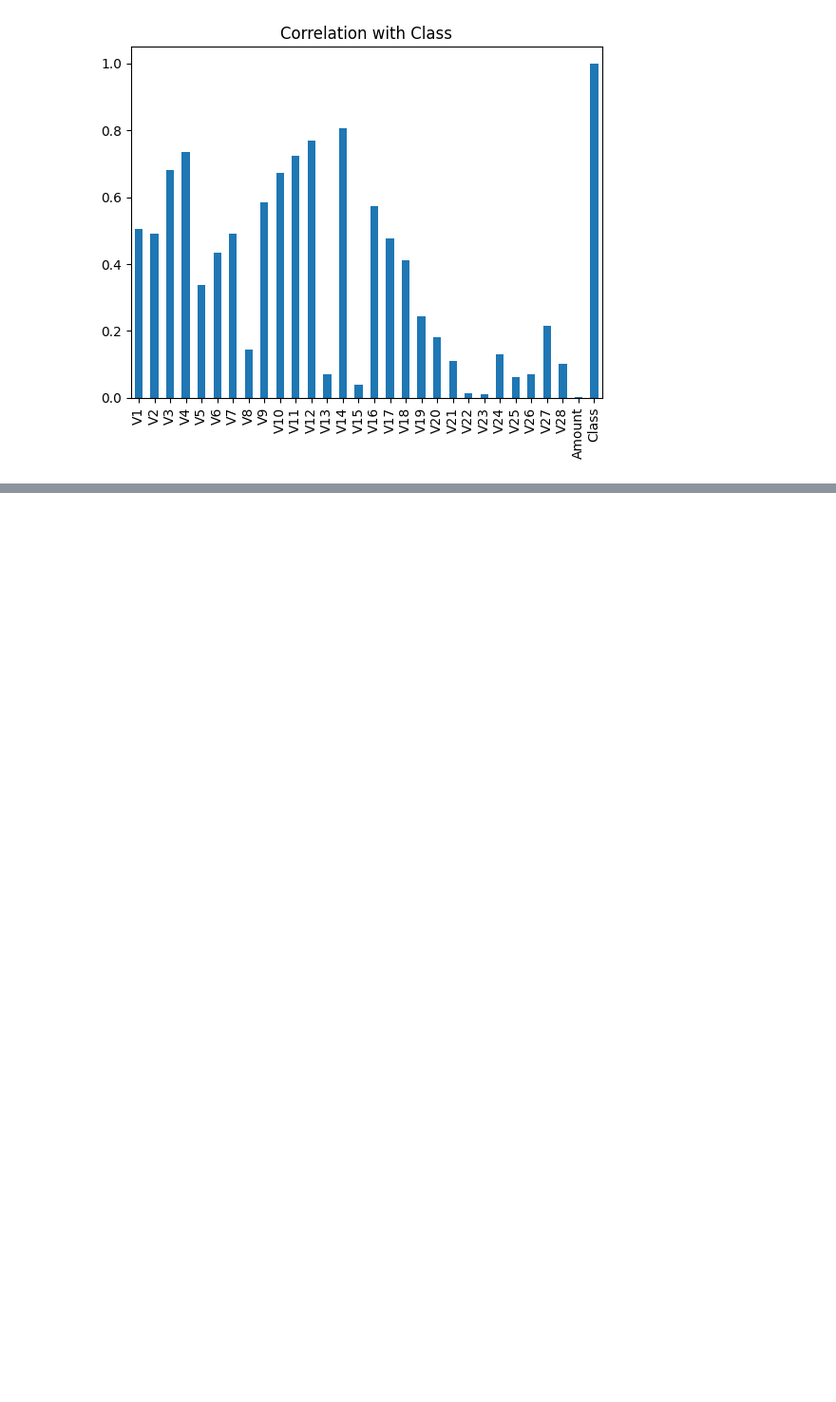
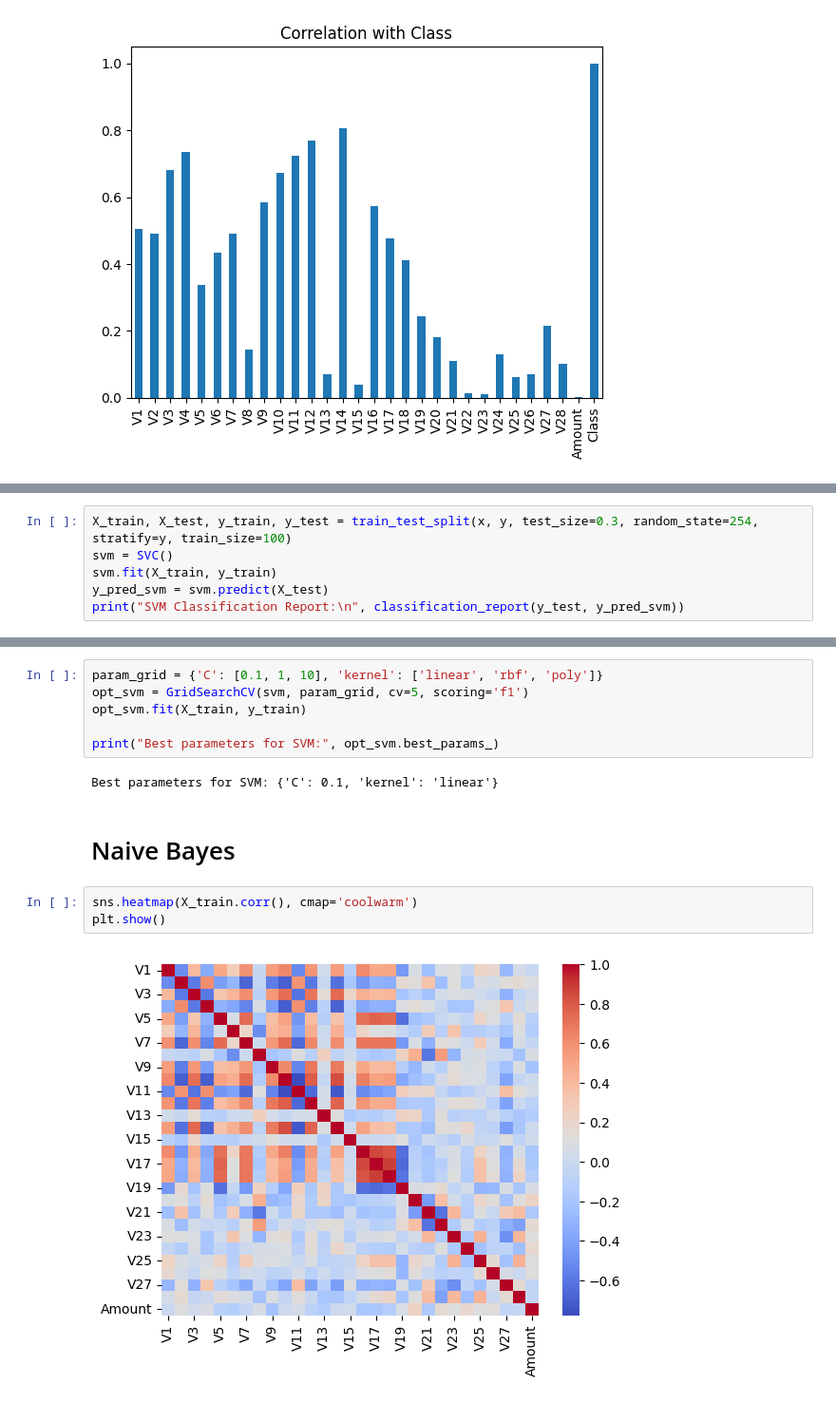
Before and after one commit to Inncubux/TAREA6IDS, a Jupyter notebook: AxelMondaca_SebastianHernandez.ipynb, the cells around one changed output, grey strips where cells are left out. Shown: that part at 95% size. Drawn from its saved outputs; the diff is of its cells as text; blank space fills up the shorter version.

```diff
--- a/AxelMondaca_SebastianHernandez.ipynb
+++ b/AxelMondaca_SebastianHernandez.ipynb
@@ -44,0 +70,6 @@ X_train, X_test, y_train, y_test = train_test_split(x, y, test_size=0.3, random_
+# %%
+X_train, X_test, y_train, y_test = train_test_split(x, y, test_size=0.3, random_state=254, stratify=y, train_size=100)
+svm = SVC()
+svm.fit(X_train, y_train)
+y_pred_svm = svm.predict(X_test)
+print("SVM Classification Report:\n", classification_report(y_test, y_pred_svm))
@@ -44,0 +86,15 @@ X_train, X_test, y_train, y_test = train_test_split(x, y, test_size=0.3, random_
+# %%
+param_grid = {'C': [0.1, 1, 10], 'kernel': ['linear', 'rbf', 'poly']}
+opt_svm = GridSearchCV(svm, param_grid, cv=5, scoring='f1')
+opt_svm.fit(X_train, y_train)
+
+print("Best parameters for SVM:", opt_svm.best_params_)
+# %% [output]
+Best parameters for SVM: {'C': 0.1, 'kernel': 'linear'}
+# %% [markdown]
+# Naive Bayes
+# %%
+sns.heatmap(X_train.corr(), cmap='coolwarm')
+plt.show()
+# %% [output]
+[figure, added]
```
Also changed, not shown: parts of 4 cells of this notebook.
